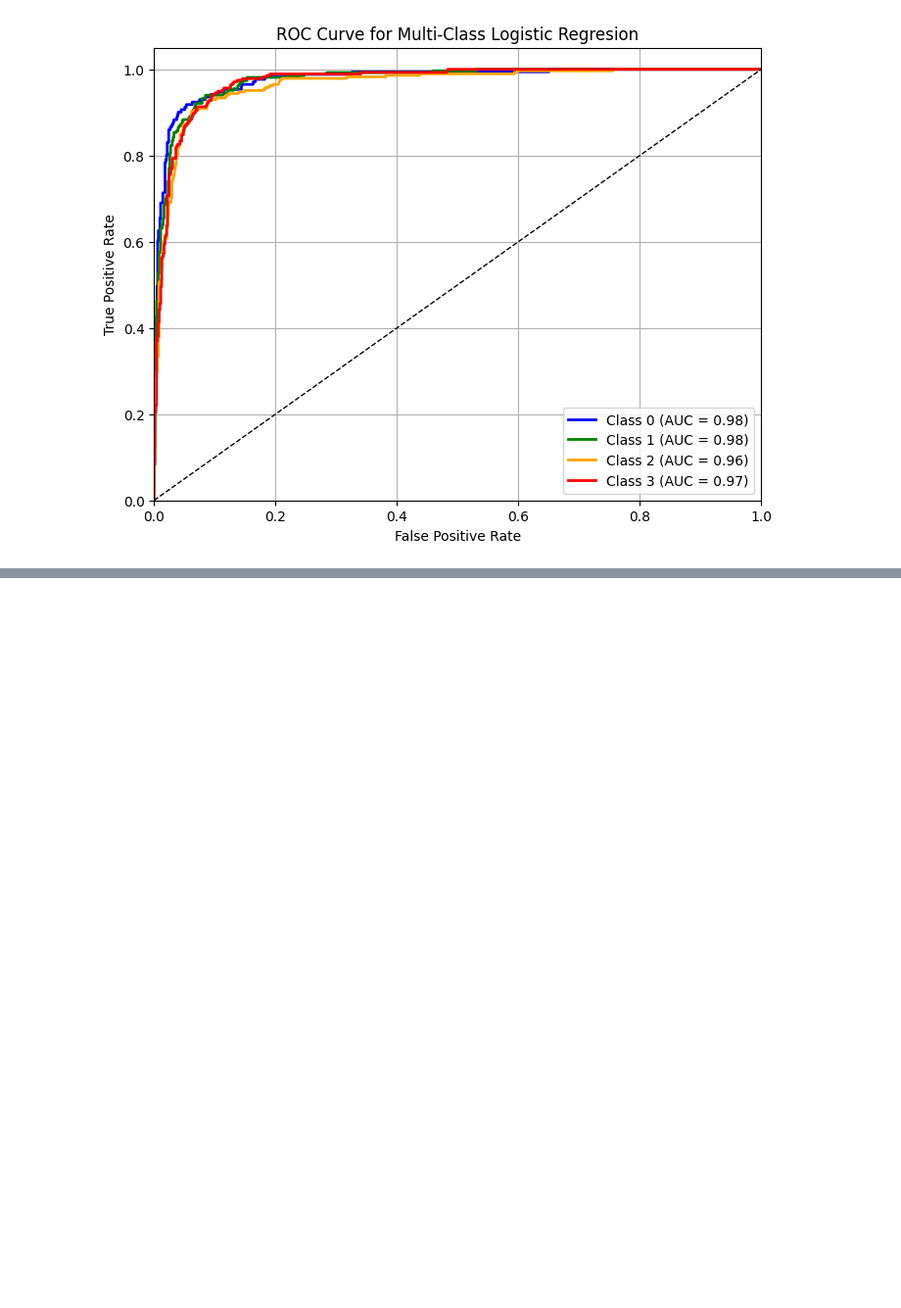
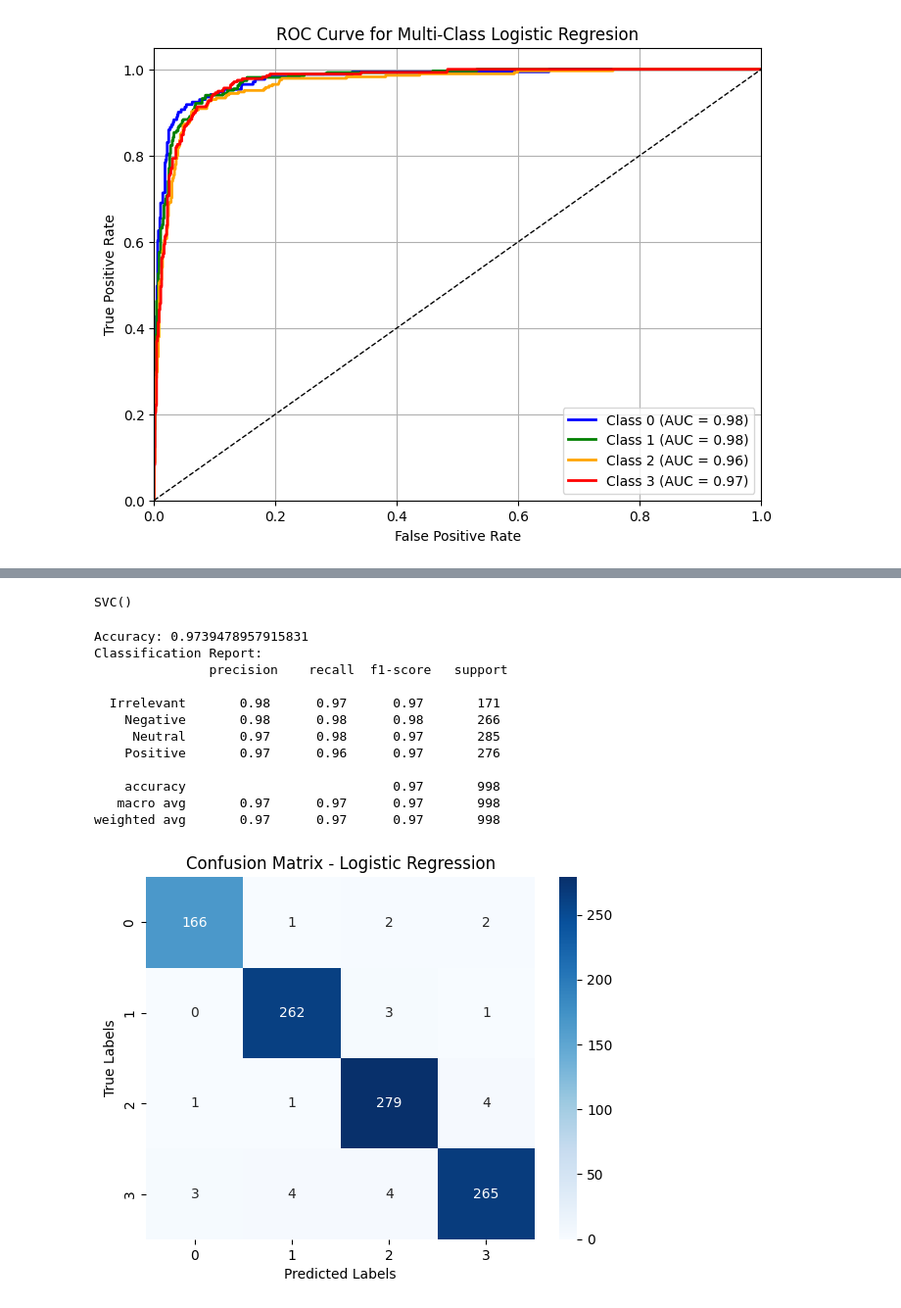
Before and after one commit to NelsonRichieRichardo/uib-ai-2331038-nelsonrichierichardo, a Jupyter notebook: pertemuan05/Untitled.ipynb, the cells around one changed output, grey strips where cells are left out. Shown at 98% size. Drawn from its saved outputs; the diff is of its cells as text; code cells hidden in the pictures; blank space fills up the shorter version.

```diff
--- a/pertemuan05/Untitled.ipynb
+++ b/pertemuan05/Untitled.ipynb
@@ -540,0 +589,33 @@ AUC rata-rata (macro)   : 0.972
+# %%
+model_svm = SVC(kernel='rbf', C=1.0, gamma='scale')
+model_svm.fit(X_train, y_train)
+# %% [output]
+SVC()
+# %%
+# Predict test data
+y_predsvm = model_svm.predict(X_test)
+
+# Evaluate model
+print("Accuracy:", accuracy_score(y_test, y_predsvm))
+print("Classification Report:\n", classification_report(y_test, y_predsvm))
+
+cm = confusion_matrix(y_test, y_predsvm)
+sns.heatmap(cm, annot=True, fmt="d", cmap="Blues")
+plt.title("Confusion Matrix - Logistic Regression")
+plt.xlabel("Predicted Labels")
+plt.ylabel("True Labels")
+plt.show()
+# %% [output]
+Accuracy: 0.9739478957915831
+Classification Report:
+               precision    recall  f1-score   support
+
+  Irrelevant       0.98      0.97      0.97       171
+    Negative       0.98      0.98      0.98       266
+     Neutral       0.97      0.98      0.97       285
+    Positive       0.97      0.96      0.97       276
+
+    accuracy                           0.97       998
+   macro avg       0.97      0.97      0.97       998
+weighted avg       0.97      0.97      0.97       998
+[figure, added]
```
Also changed, not shown: parts of 17 cells of this notebook.
